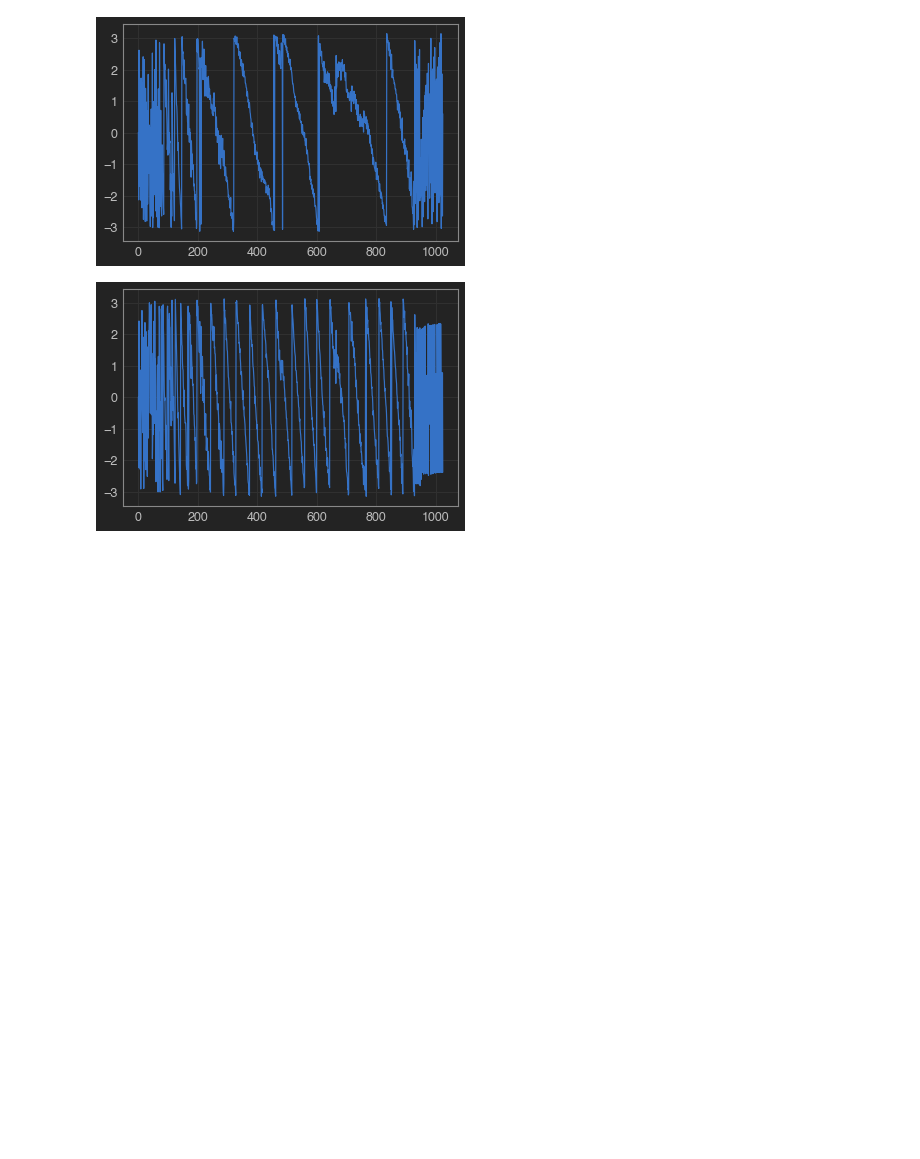
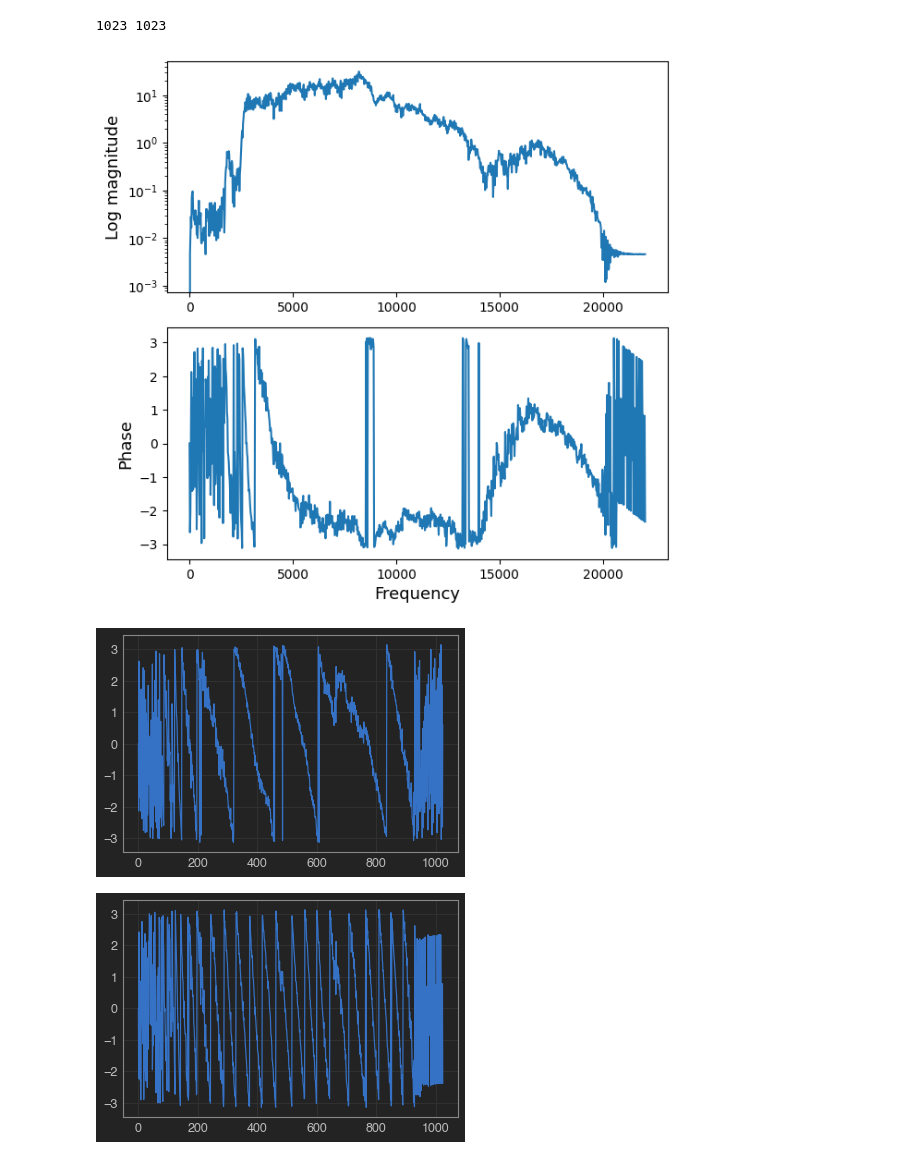
Before and after one commit to kaijunge/CleanNoise_GF3, a Jupyter notebook: Kai testing.ipynb, the cells around one changed output. Saved outputs shown, nothing was run; the diff lists cells and outputs as text; code cells hidden in the pictures; blank space fills up the shorter version.

```diff
--- a/Kai testing.ipynb
+++ b/Kai testing.ipynb
@@ -116,4 +147,39 @@ for i in range(20):
 ... (9 outputs left out)
+# %%
+freq = []
+ind = 3
+for sample in CE_samples:
+    np.roll(sample, -1)
+    freq.append( fft( np.roll(sample, ind) ) )
+
+CE_time_adjusted_freq = np.array(freq)
+impulse_simple_by_eye, TF_by_eye = getImpulseSimple(CE_time_adjusted_freq, known_freq, len(CE_freq[0]), len(CE_freq))
+
+phase = getPhase2(TF_by_eye)
+magnitude = np.absolute(TF)[:1023]
+
+print(len(phase), len(magnitude))
+
+freq_x = np.linspace(0, fs/2, 1023)
+
+#freq_x = np.linspace(0, 1, 1023)
+
+fig, ax = plt.subplots(2, 1, figsize = (7, 7))
+ax[0].plot(freq_x, magnitude)
+ax[0].set_yscale("log")
+#ax[0].tick_params(axis = "x", which = "both", bottom = True, top = False, labelbottom = False)
+ax[0].set_ylabel("Log magnitude", fontsize = 13)
+
+
+ax[1].plot(freq_x, phase)
+ax[1].set_ylabel("Phase", fontsize = 13)
+ax[1].set_xlabel("Frequency", fontsize = 13)
+plt.subplots_adjust(wspace=0, hspace=0.15)
+
+plt.savefig("Data_Files/bode_piano.pdf")
+# %% [output]
+1023 1023
+[figure, added]
 # %%
 def getPhase2(TF):
     Phase = [0]
```
Also changed, not shown: parts of 7 cells of this notebook, 6 other files.
